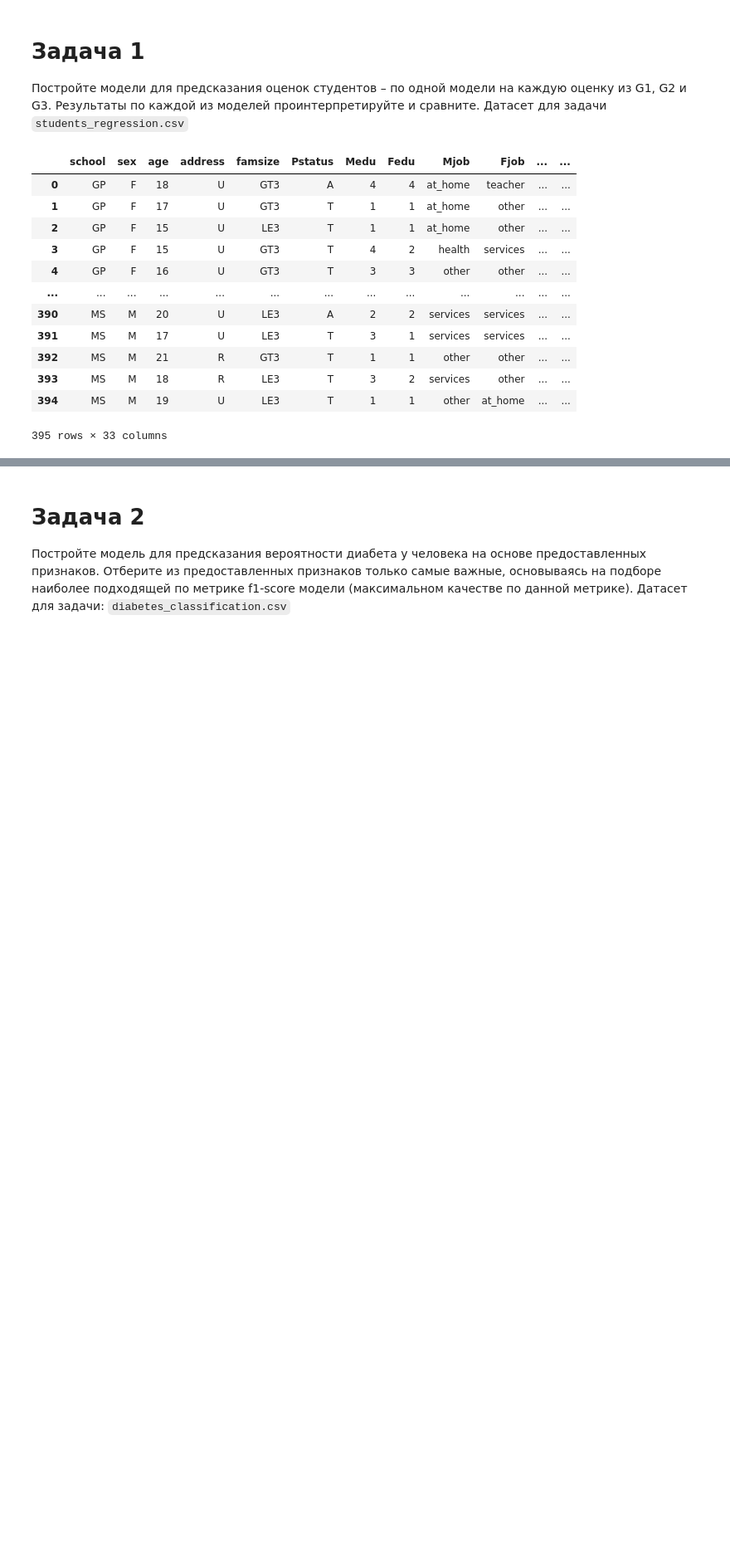
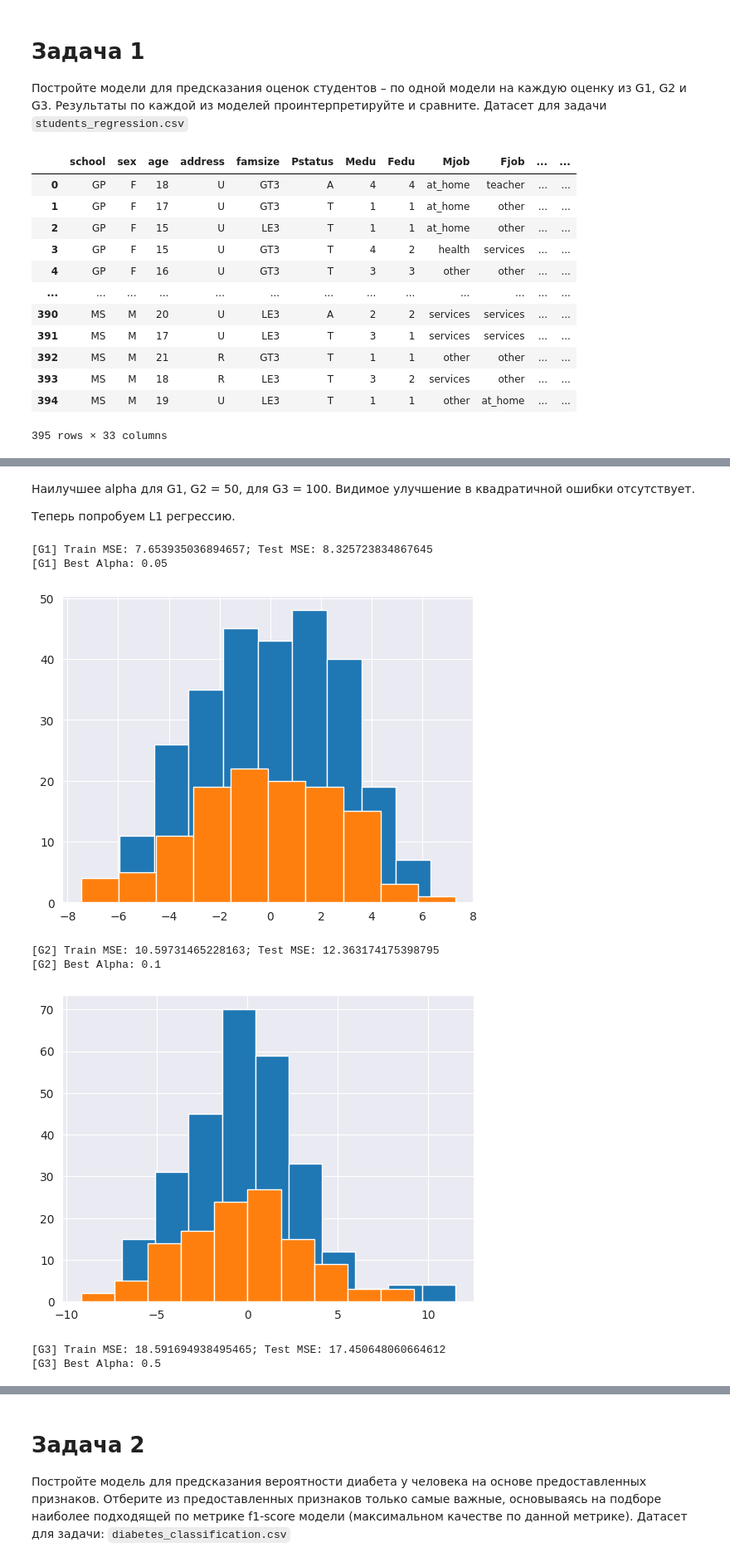
Before and after one commit to BurnBirdX7/statistics, a Jupyter notebook: src/Homework4.ipynb, the cells around one changed output, grey strips where cells are left out. Shown: that part at 83% size. Drawn from its saved outputs; the diff is of its cells as text; code cells hidden in the pictures; blank space fills up the shorter version.

```diff
--- a/src/Homework4.ipynb
+++ b/src/Homework4.ipynb
@@ -26,0 +134,18 @@ task1_data
+# %% [markdown]
+Наилучшее alpha для G1, G2 = 50, для G3 = 100.
+Видимое улучшение в квадратичной ошибки отсутствует.
+
+Теперь попробуем L1 регрессию.
+# %%
+l2_model = linear_model.Lasso(max_iter=20000)
+grid_search = model_selection.GridSearchCV(l2_model, {'alpha': possible_alphas})
+model_train_and_display(grid_search, True)
+# %% [output]
+[G1] Train MSE: 7.653935036894657; Test MSE: 8.325723834867645
+[G1] Best Alpha: 0.05
+[figure, added]
+[G2] Train MSE: 10.59731465228163; Test MSE: 12.363174175398795
+[G2] Best Alpha: 0.1
+[figure, added]
+[G3] Train MSE: 18.591694938495465; Test MSE: 17.450648060664612
+[G3] Best Alpha: 0.5
```
Also changed, not shown: parts of 14 cells of this notebook.
